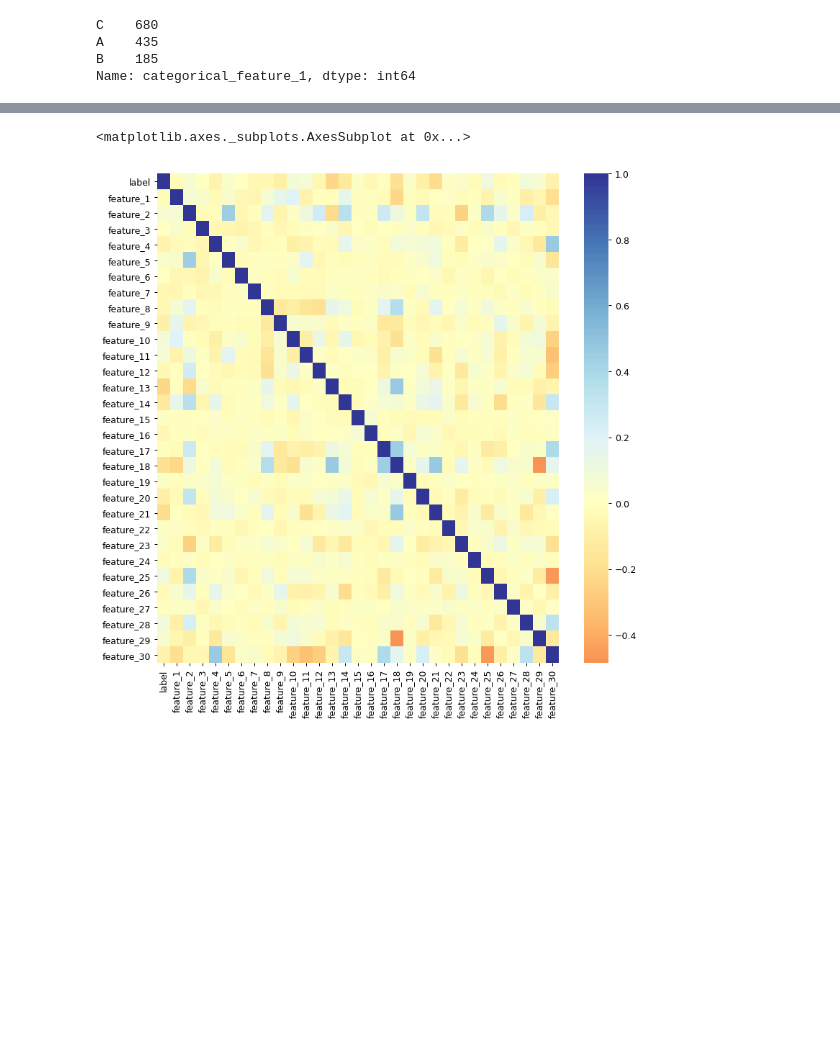
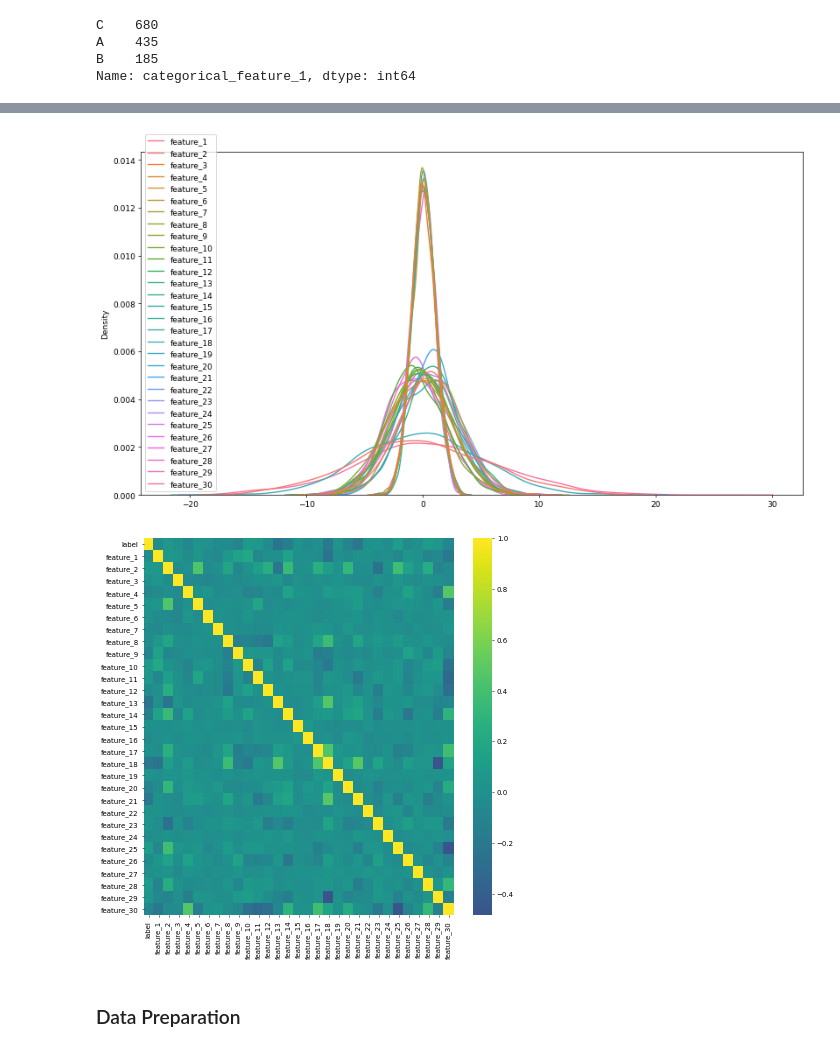
Before and after one commit to tommasoghisini/IndividualAssignment30412, a Jupyter notebook: Notebook.ipynb, the cells around one changed output, grey strips where cells are left out. Drawn from its saved outputs; the diff is of its cells as text; code cells hidden in the pictures; blank space fills up the shorter version.

```diff
--- a/Notebook.ipynb
+++ b/Notebook.ipynb
@@ -118,9 +126,15 @@ plt.show()
+# %%
+plt.figure(figsize=(15,8), dpi=65)
+sns.kdeplot(data=data.drop(columns=["label"]))
+plt.show()
+# %% [output]
+[figure, added]
 # %%
-import seaborn as sns
-
 df = data
-plt.figure(figsize=(10,10), dpi=90)
-sns.heatmap(df.corr(), xticklabels=df.corr().columns, yticklabels=df.corr().columns, cmap='RdYlBu', center=0, annot=False)
+plt.figure(figsize=(10,10), dpi=50)
+sns.heatmap(df.corr(), xticklabels=df.corr().columns, yticklabels=df.corr().columns, center=0, cmap="viridis", annot=False)
+plt.show()
 # %% [output]
-<matplotlib.axes._subplots.AxesSubplot at 0x...>
-[figure, old version]
+[figure, new version]
+# %% [markdown]
+### Data Preparation
```
Also changed, not shown: parts of 12 cells of this notebook.
